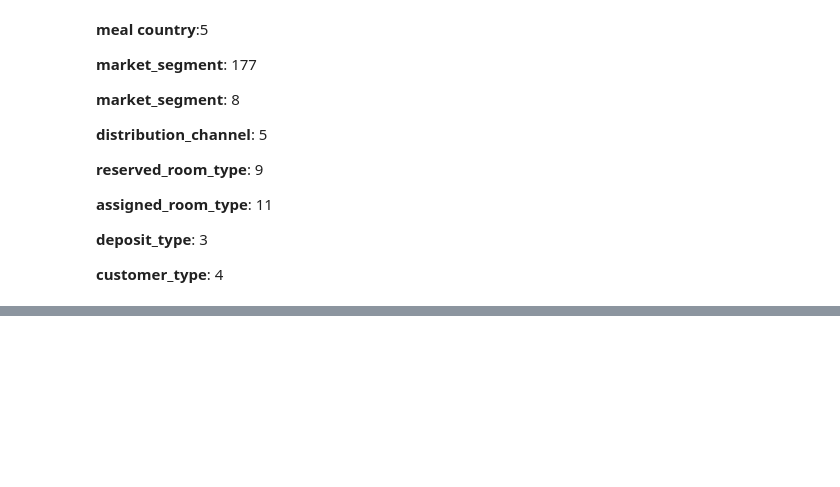
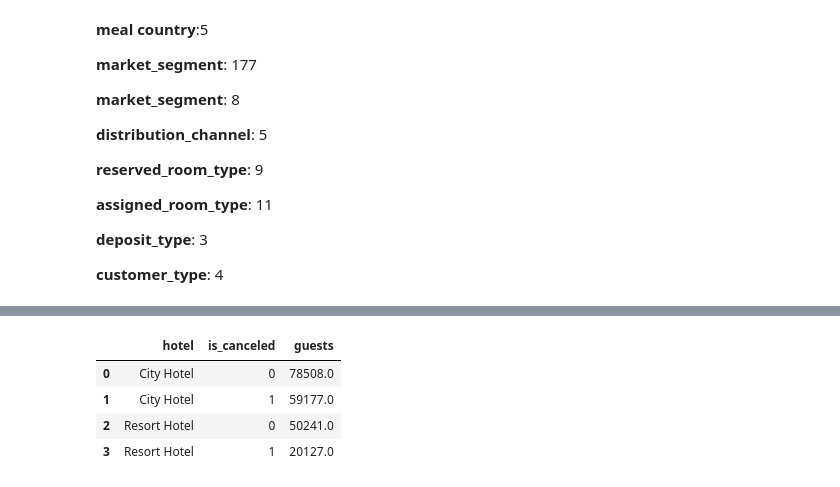
Before and after one commit to huy105/Hotel-booking-classify, a Jupyter notebook: HotelClassify.ipynb, the cells around one changed output, grey strips where cells are left out. Drawn from its saved outputs; the diff is of its cells as text; code cells hidden in the pictures; blank space fills up the shorter version.

```diff
--- a/HotelClassify.ipynb
+++ b/HotelClassify.ipynb
@@ -89,0 +109,4 @@ hotel_book.describe()
+# %%
+col = ['agent', 'company', 'id']
+
+hotel_book = data.drop(col, axis= 1)
@@ -162,0 +237,15 @@ hotel_book = hotel_book.drop(index_drop, axis = 0)
+# %%
+barplot = hotel_book.copy()
+
+barplot['guests'] = barplot['adults'] + barplot['children'] + barplot['babies']
+
+col = ["is_canceled", "guests", "hotel"]
+
+barplot = barplot[col].groupby(['hotel',"is_canceled"]).sum().reset_index()
+barplot
+# %% [output]
+|  | hotel | is_canceled | guests |
+| 0 | City Hotel | 0 | 78508.0 |
+| 1 | City Hotel | 1 | 59177.0 |
+| 2 | Resort Hotel | 0 | 50241.0 |
+| 3 | Resort Hotel | 1 | 20127.0 |
```
Also changed, not shown: parts of 43 cells of this notebook, 1 other file.
